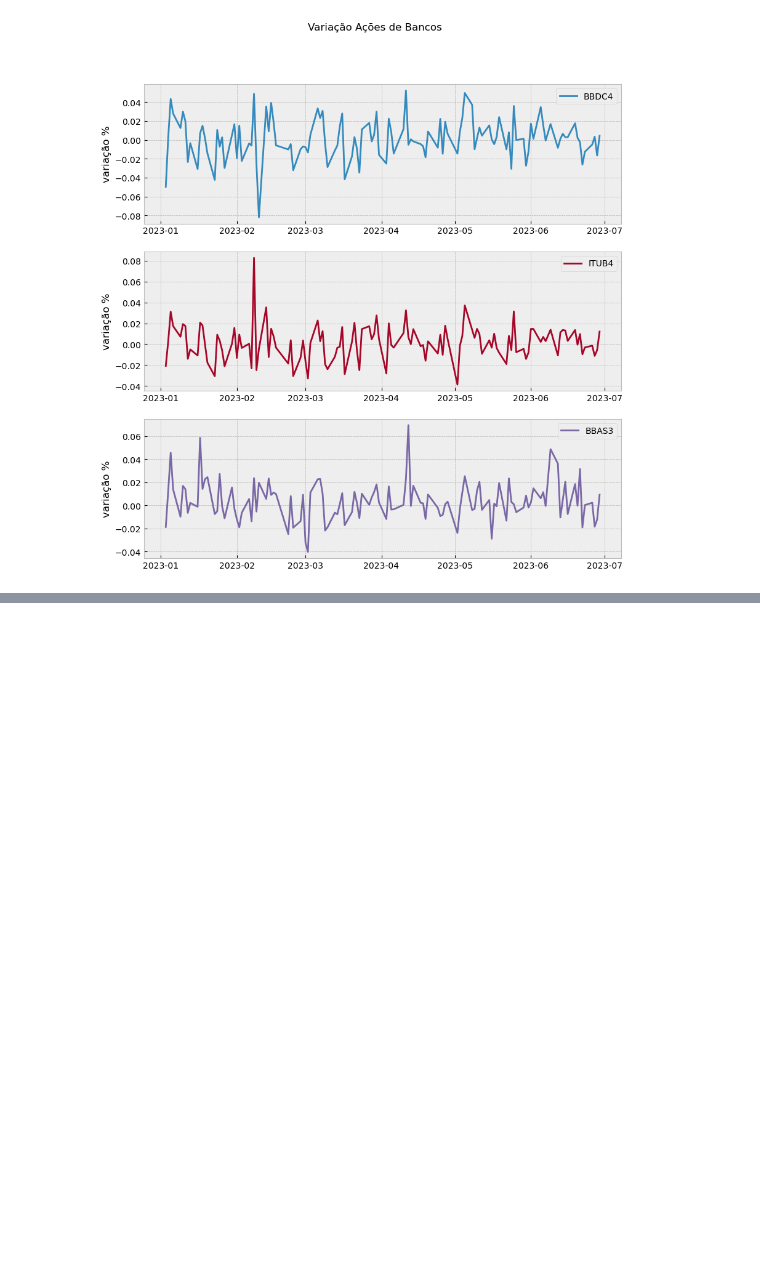
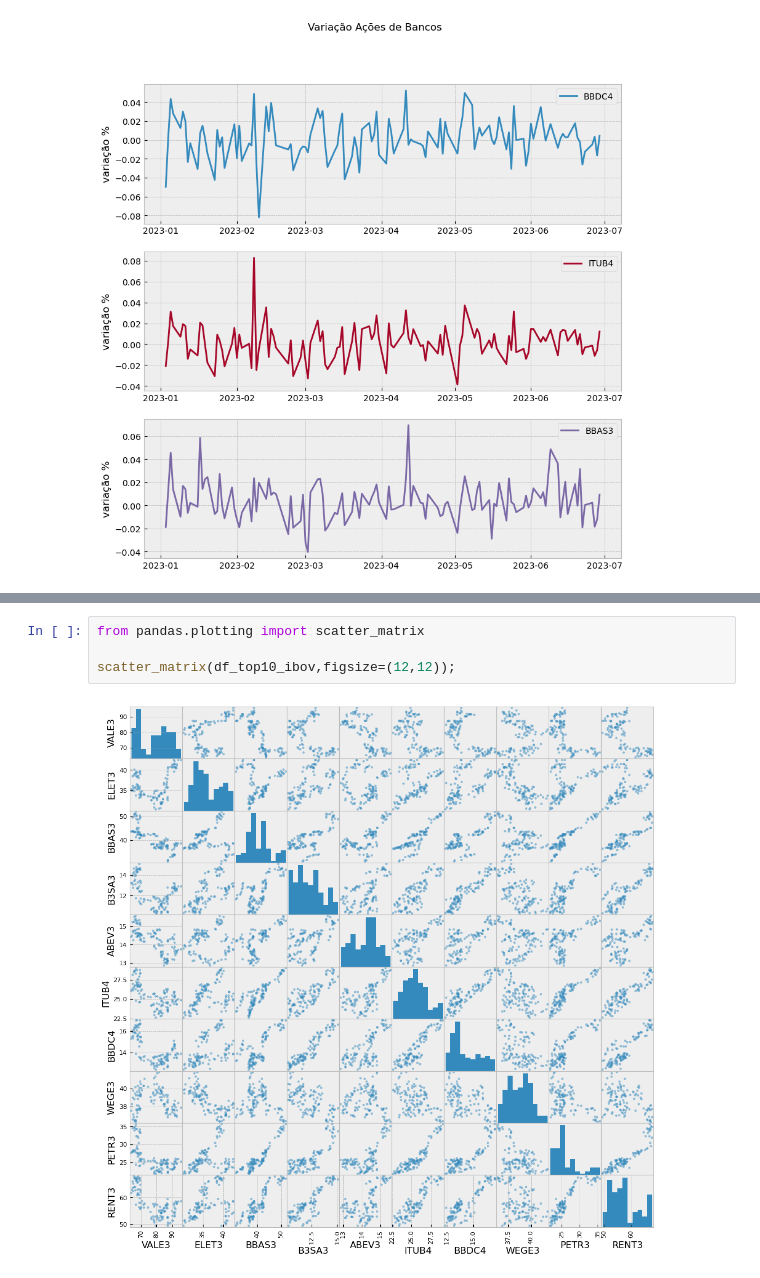
Before and after one commit to kiwsley/ciencia_de_dados, a Jupyter notebook: matplotlib_Searborn/plt.ipynb, the cells around one changed output, grey strips where cells are left out. Cells and saved outputs as stored; diff of their text form; blank space fills up the shorter version.

```diff
--- a/matplotlib_Searborn/plt.ipynb
+++ b/matplotlib_Searborn/plt.ipynb
@@ -206,0 +335,6 @@ plt.show()
+# %%
+from pandas.plotting import scatter_matrix
+
+scatter_matrix(df_top10_ibov,figsize=(12,12));
+# %% [output]
+[figure, added]
```
Also changed, not shown: parts of 12 cells of this notebook.
